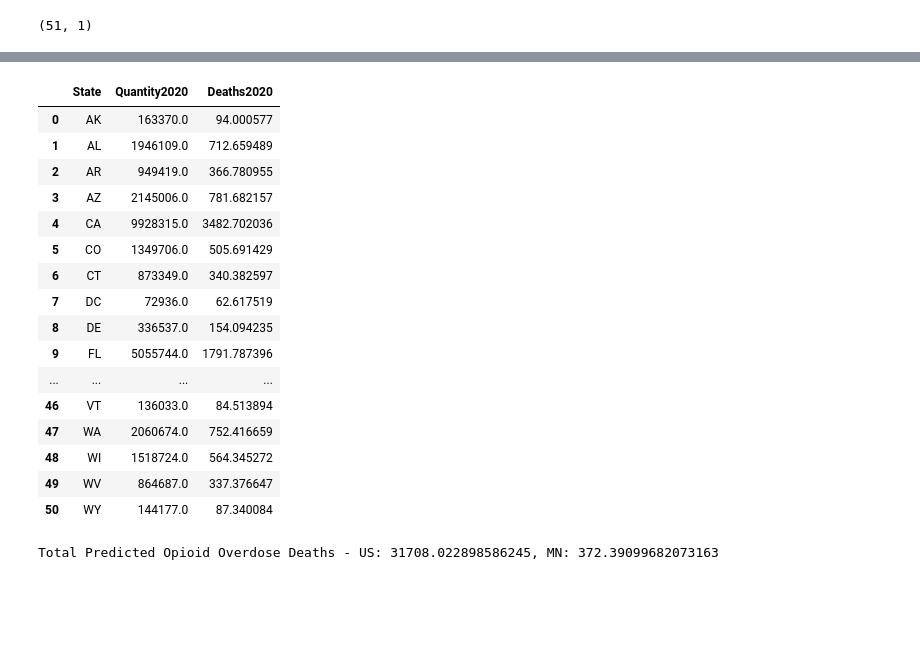
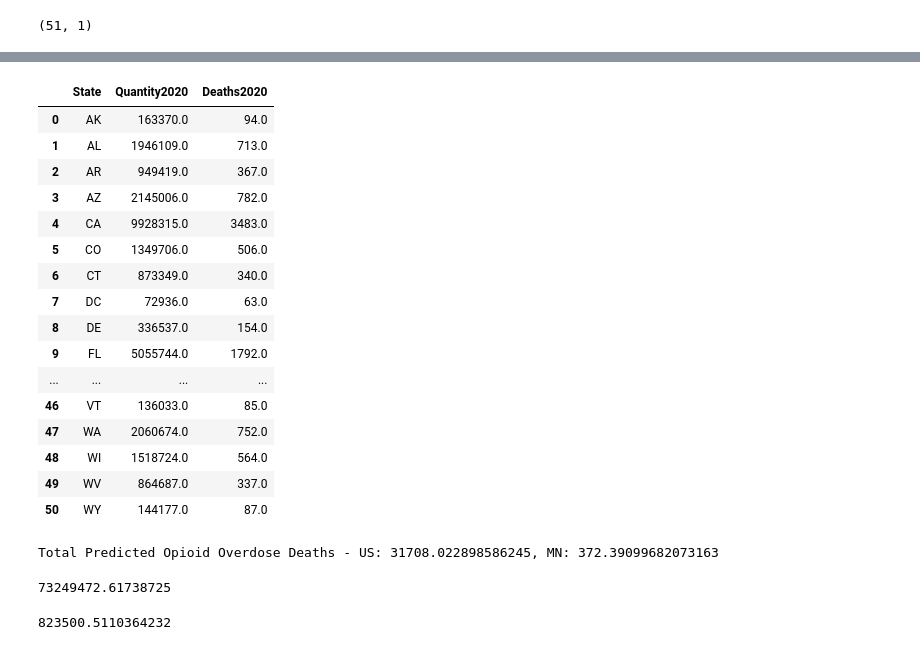
Before and after one commit to amberlbillings/FinalProject, a Jupyter notebook: Stephanie/StephMachineLearning.ipynb, the cells around one changed output, grey strips where cells are left out. Cells and saved outputs as stored; diff of their text form; code cells hidden in the pictures; blank space fills up the shorter version.

```diff
--- a/Stephanie/StephMachineLearning.ipynb
+++ b/Stephanie/StephMachineLearning.ipynb
@@ -401,30 +426,30 @@ predicted2020 = model.predict(X_2020)
 # %%
 predicted2020
 List2020 = []
 for list in predicted2020:
     for value in list:
         List2020.append(value)
 
 QuantityDeaths2020 = pd.DataFrame({"State":OD2012["Buyer_State"], "Quantity2020":FutureQuantity["PillQuantity2020"], "Deaths2020":List2020})
-QuantityDeaths2020
+QuantityDeaths2020.round()
 # %% [output]
 |  | State | Quantity2020 | Deaths2020 |
-| 0 | AK | 163370.0 | 94.000577 |
-| 1 | AL | 1946109.0 | 712.659489 |
-| 2 | AR | 949419.0 | 366.780955 |
-| 3 | AZ | 2145006.0 | 781.682157 |
-| 4 | CA | 9928315.0 | 3482.702036 |
-| 5 | CO | 1349706.0 | 505.691429 |
-| 6 | CT | 873349.0 | 340.382597 |
-| 7 | DC | 72936.0 | 62.617519 |
-| 8 | DE | 336537.0 | 154.094235 |
-| 9 | FL | 5055744.0 | 1791.787396 |
+| 0 | AK | 163370.0 | 94.0 |
+| 1 | AL | 1946109.0 | 713.0 |
+| 2 | AR | 949419.0 | 367.0 |
+| 3 | AZ | 2145006.0 | 782.0 |
+| 4 | CA | 9928315.0 | 3483.0 |
+| 5 | CO | 1349706.0 | 506.0 |
+| 6 | CT | 873349.0 | 340.0 |
+| 7 | DC | 72936.0 | 63.0 |
+| 8 | DE | 336537.0 | 154.0 |
+| 9 | FL | 5055744.0 | 1792.0 |
 | ... | ... | ... | ... |
-| 46 | VT | 136033.0 | 84.513894 |
-| 47 | WA | 2060674.0 | 752.416659 |
-| 48 | WI | 1518724.0 | 564.345272 |
-| 49 | WV | 864687.0 | 337.376647 |
-| 50 | WY | 144177.0 | 87.340084 |
+| 46 | VT | 136033.0 | 85.0 |
+| 47 | WA | 2060674.0 | 752.0 |
+| 48 | WI | 1518724.0 | 564.0 |
+| 49 | WV | 864687.0 | 337.0 |
+| 50 | WY | 144177.0 | 87.0 |
 # %%
 TotalDeaths2020 = QuantityDeaths2020["Deaths2020"].sum()
 MNDeaths2020 = QuantityDeaths2020["Deaths2020"][23]
@@ -433,2 +458,10 @@ print(f"Total Predicted Opioid Overdose Deaths - US: {TotalDeaths2020}, MN: " +
 # %% [output]
 Total Predicted Opioid Overdose Deaths - US: 31708.022898586245, MN: 372.39099682073163
+# %%
+TotalDeaths2020
+# %% [output]
+73249472.61738725
+# %%
+MNDeaths2020
+# %% [output]
+823500.5110364232
```
Also changed, not shown: parts of 7 cells of this notebook.
